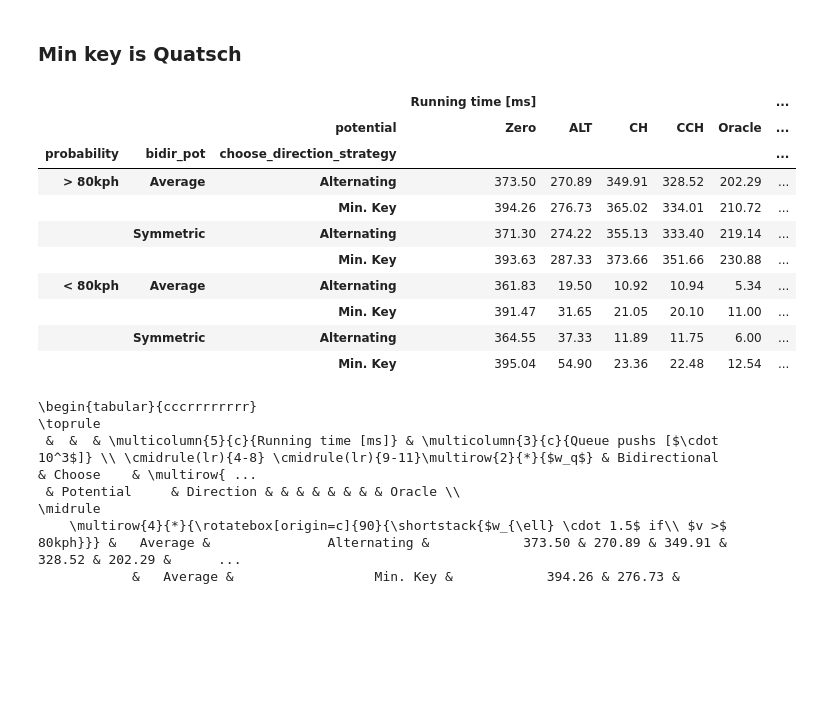
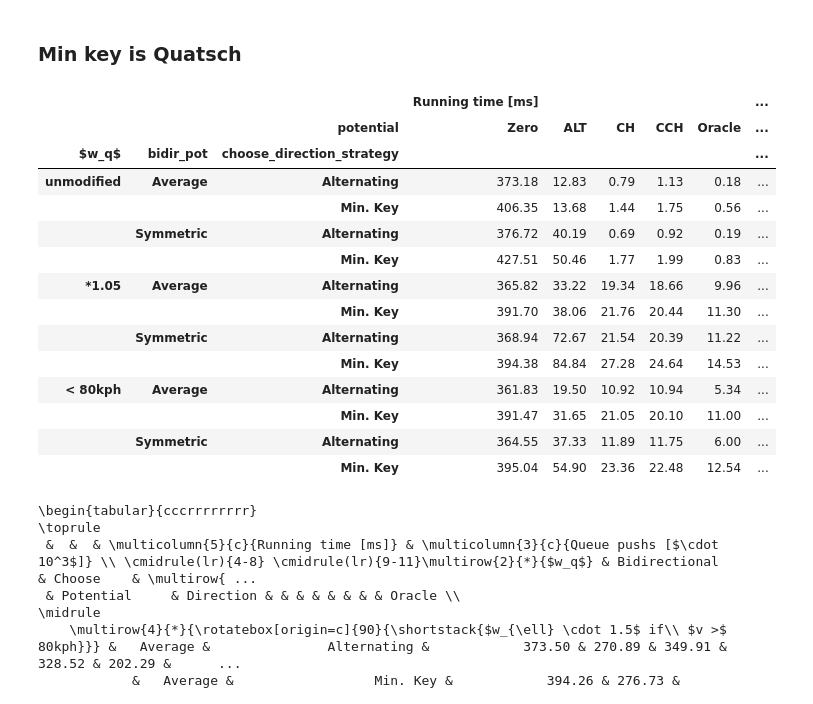
Before and after one commit to kit-algo/ch_potentials, a Jupyter notebook: eval/bidir_features_all.ipynb, the cells around one changed output. Drawn from its saved outputs; the diff is of its cells as text; code cells hidden in the pictures; blank space fills up the shorter version.

Commit message:
move bidir switching exp into main body

```diff
--- a/eval/bidir_features_all.ipynb
+++ b/eval/bidir_features_all.ipynb
@@ -133,34 +133,41 @@ Opt. & Potential     & Pruning  & & & & & & & & Oracle \\
 # %%
 bidir_switch_strat = queries.loc[lambda x: x['bidir_pot'] != 'unidir'] \
     .loc[lambda x: x['algo'].str.contains('Topocore')] \
     .loc[lambda x: ~(((x['bidir_pot'] == 'Average') & (x['improved_pruning'] == True)) | ((x['bidir_pot'] == 'Symmetric') & (x['improved_pruning'] == False)))] \
     .groupby(['potential', 'experiment', 'factor', 'probability', 'bidir_pot', 'choose_direction_strategy'])[['running_time_ms', 'num_queue_pushs_k']].mean().unstack(0) \
-    .loc[('probabilistic_scale_by_speed', 1.50)] \
-    .reindex(columns=['Zero', 'ALT', 'CH', 'CCH', 'Oracle'], level=1)
+    .reindex(columns=['Zero', 'ALT', 'CH', 'CCH', 'Oracle'], level=1) \
+    .reindex(index=['weight_scale', 'probabilistic_scale_by_speed'], level=0) \
+    .reindex(index=[1.0], level=2)
 
 bidir_switch_strat[('num_queue_pushs_k', '(C)CH/Oracle')] = bidir_switch_strat[('num_queue_pushs_k', 'CH')]
 bidir_switch_strat = bidir_switch_strat.drop([('num_queue_pushs_k', 'CH'), ('num_queue_pushs_k', 'CCH'), ('num_queue_pushs_k', 'Oracle')], axis = 'columns')
 
 bidir_switch_strat = bidir_switch_strat.rename(columns={
         'running_time_ms': 'Running time [ms]',
         'num_queue_pushs_k': 'Queue pushs [$\\cdot 10^3$]',
     }) \
     .rename(index={
-        0.00: '> 80kph',
-        1.00: '< 80kph',
         'alternating': 'Alternating',
         'min_key': 'Min. Key',
     })
 
+bidir_switch_strat.loc[('probabilistic_scale_by_speed', 1.5, 1.0), '$w_q$'] = '< 80kph'
+bidir_switch_strat.loc[('weight_scale', 1.0, 1.0), '$w_q$'] = 'unmodified'
+bidir_switch_strat.loc[('weight_scale', 1.05, 1.0), '$w_q$'] = '*1.05'
+bidir_switch_strat = bidir_switch_strat.reset_index(level=[0,1,2], drop=True).reset_index().set_index(['$w_q$', 'bidir_pot', 'choose_direction_strategy'])
 bidir_switch_strat
 # %% [output]
 |  |  |  | Running time [ms] |  |  |  |  | ... |
 |  |  | potential | Zero | ALT | CH | CCH | Oracle | ... |
-| probability | bidir_pot | choose_direction_strategy |  |  |  |  |  | ... |
-| > 80kph | Average | Alternating | 373.50 | 270.89 | 349.91 | 328.52 | 202.29 | ... |
-|  |  | Min. Key | 394.26 | 276.73 | 365.02 | 334.01 | 210.72 | ... |
-|  | Symmetric | Alternating | 371.30 | 274.22 | 355.13 | 333.40 | 219.14 | ... |
-|  |  | Min. Key | 393.63 | 287.33 | 373.66 | 351.66 | 230.88 | ... |
+| $w_q$ | bidir_pot | choose_direction_strategy |  |  |  |  |  | ... |
+| unmodified | Average | Alternating | 373.18 | 12.83 | 0.79 | 1.13 | 0.18 | ... |
+|  |  | Min. Key | 406.35 | 13.68 | 1.44 | 1.75 | 0.56 | ... |
+|  | Symmetric | Alternating | 376.72 | 40.19 | 0.69 | 0.92 | 0.19 | ... |
+|  |  | Min. Key | 427.51 | 50.46 | 1.77 | 1.99 | 0.83 | ... |
+| *1.05 | Average | Alternating | 365.82 | 33.22 | 19.34 | 18.66 | 9.96 | ... |
+|  |  | Min. Key | 391.70 | 38.06 | 21.76 | 20.44 | 11.30 | ... |
+|  | Symmetric | Alternating | 368.94 | 72.67 | 21.54 | 20.39 | 11.22 | ... |
+|  |  | Min. Key | 394.38 | 84.84 | 27.28 | 24.64 | 14.53 | ... |
 | < 80kph | Average | Alternating | 361.83 | 19.50 | 10.92 | 10.94 | 5.34 | ... |
 |  |  | Min. Key | 391.47 | 31.65 | 21.05 | 20.10 | 11.00 | ... |
 |  | Symmetric | Alternating | 364.55 | 37.33 | 11.89 | 11.75 | 6.00 | ... |
```
Also changed, not shown: 3 other files.
